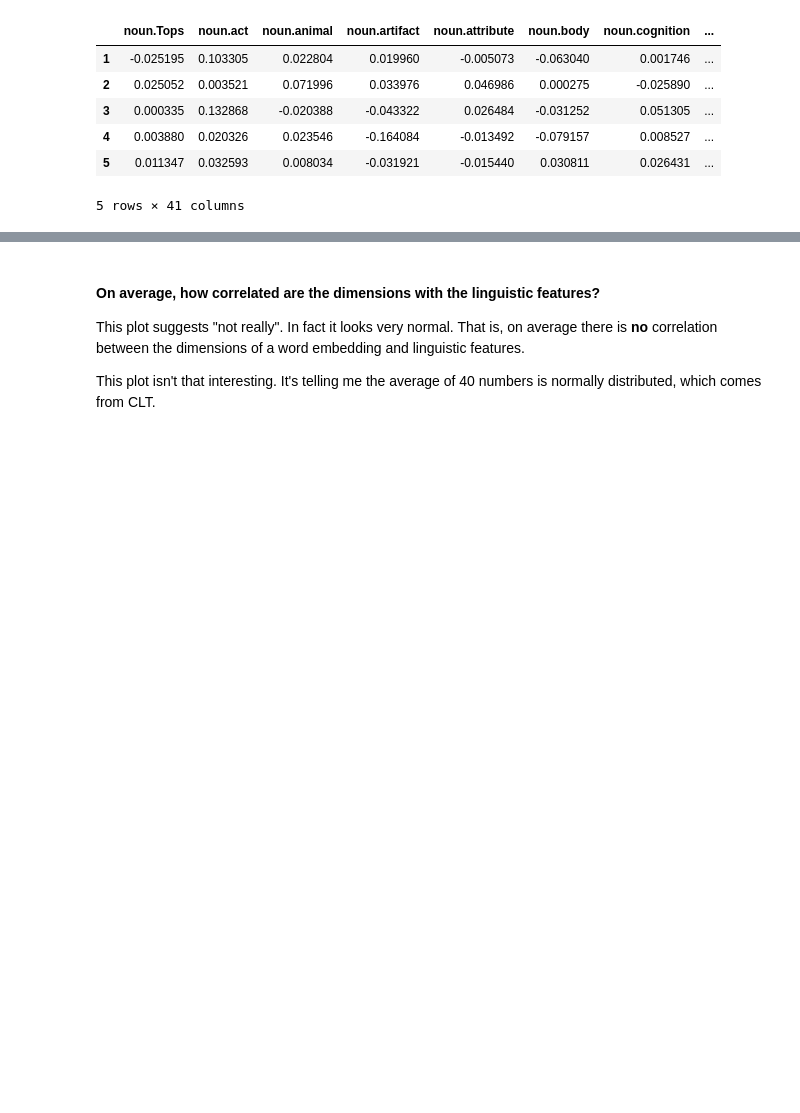
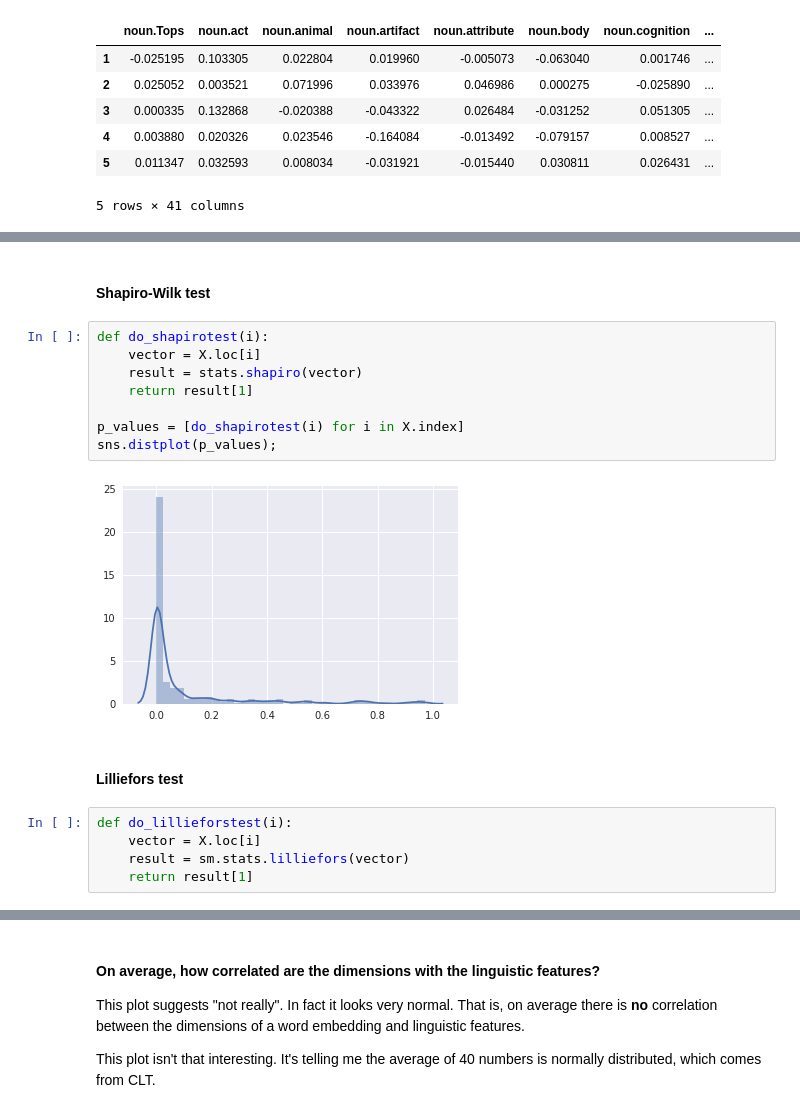
Before and after one commit to geoffbacon/semrep, a Jupyter notebook: semrep/evaluate/qvec/explore.ipynb, the cells around one changed output, grey strips where cells are left out. Drawn from its saved outputs; the diff is of its cells as text; blank space fills up the shorter version.

```diff
--- a/semrep/evaluate/qvec/explore.ipynb
+++ b/semrep/evaluate/qvec/explore.ipynb
@@ -61,0 +139,19 @@ correlations.head()
+# %% [markdown]
+#### Shapiro-Wilk test
+# %%
+def do_shapirotest(i):
+    vector = X.loc[i]
+    result = stats.shapiro(vector)
+    return result[1]
+
+p_values = [do_shapirotest(i) for i in X.index]
+sns.distplot(p_values);
+# %% [output]
+[figure, added]
+# %% [markdown]
+#### Lilliefors test
+# %%
+def do_lillieforstest(i):
+    vector = X.loc[i]
+    result = sm.stats.lilliefors(vector)
+    return result[1]
```
Also changed, not shown: parts of 41 cells of this notebook.
